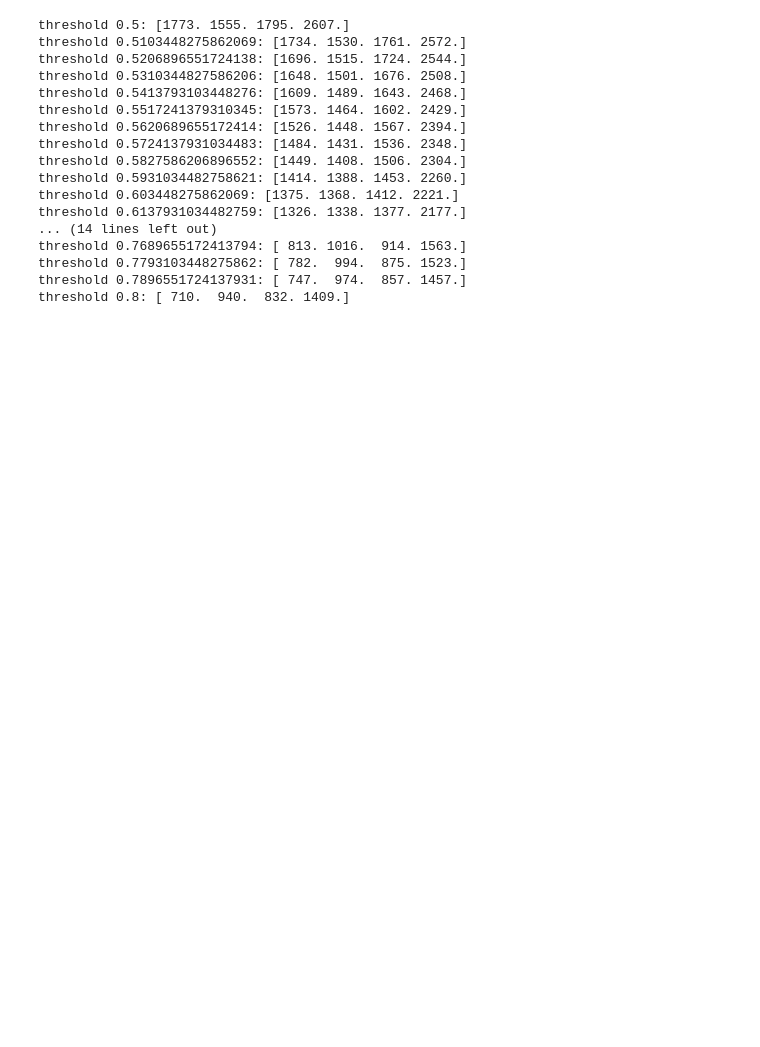
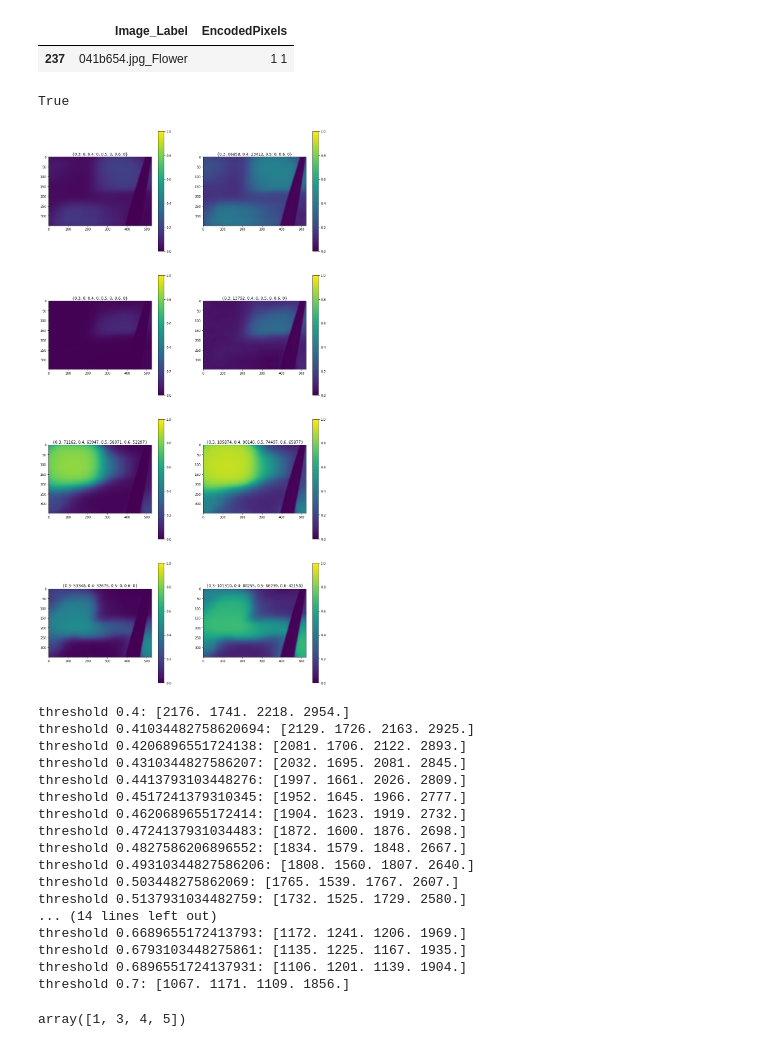
Before and after one commit to khornlund/understanding-cloud-organization, a Jupyter notebook: notebook/hdf5-outputs.ipynb, the cells around one changed output. Drawn from its saved outputs; the diff is of its cells as text; code cells hidden in the pictures; blank space fills up the shorter version.

```diff
--- a/notebook/hdf5-outputs.ipynb
+++ b/notebook/hdf5-outputs.ipynb
@@ -139,27 +90,65 @@ plt.show()
+# %%
+df.loc[df['Image_Label'] == '041b654.jpg_Flower', :]
+# %% [output]
+|  | Image_Label | EncodedPixels |
+| 237 | 041b654.jpg_Flower | 1 1 |
+# %%
+if '0110417.jpg_Fish' in df['Image_Label'].values:
+    print(True)
+# %% [output]
+True
+# %%
+key = 'average'
+fig, axs = plt.subplots(C, 2, figsize=(16, 32))
+
+idx =  np.random.choice(np.arange(N))
+with h5py.File('../data/original/avg-seg-predictions.h5', 'r') as f:
+    p = f[key][idx, :, :, :]
+    for c in range(C):
+        ax = axs[c, 0]
+        counts = {th: (p[c, :, :] > th).sum() for th in [0.30, 0.40, 0.50, 0.60]}
+        im = ax.imshow(p[c, :, :], clim=(0, 1))
+        ax.set_title(counts)
+        plt.colorbar(im, ax=ax)
+with h5py.File('../data/pseudo/avg-seg-predictions.h5', 'r') as f:
+    p = f[key][idx, :, :, :]
+    for c in range(C):
+        ax = axs[c, 1]
+        counts = {th: (p[c, :, :] > th).sum() for th in [0.30, 0.40, 0.50, 0.60]}
+        im = ax.imshow(p[c, :, :], clim=(0, 1))
+        ax.set_title(counts)
+        plt.colorbar(im, ax=ax)
+plt.show()
+# %% [output]
+[figure, added]
 # %%
-with h5py.File('../data/predictions/avg-clas-predictions.h5', 'r') as f:
-    for th in np.linspace(0.5, 0.8, 30):
+with h5py.File('../data/original/avg-clas-predictions.h5', 'r') as f:
+    for th in np.linspace(0.4, 0.7, 30):
         counts = np.zeros((4,))
-        for k in f.keys():
-            key_count += 1
+        #for k in f.keys():
+        for k in ['average']:
             for n in range(N):
                 counts += (f[k][n, :] > th).astype(np.uint8)
         print(f'threshold {th}: {counts}')
 # %% [output]
-threshold 0.5: [1773. 1555. 1795. 2607.]
-threshold 0.5103448275862069: [1734. 1530. 1761. 2572.]
-threshold 0.5206896551724138: [1696. 1515. 1724. 2544.]
-threshold 0.5310344827586206: [1648. 1501. 1676. 2508.]
-threshold 0.5413793103448276: [1609. 1489. 1643. 2468.]
-threshold 0.5517241379310345: [1573. 1464. 1602. 2429.]
-threshold 0.5620689655172414: [1526. 1448. 1567. 2394.]
-threshold 0.5724137931034483: [1484. 1431. 1536. 2348.]
-threshold 0.5827586206896552: [1449. 1408. 1506. 2304.]
-threshold 0.5931034482758621: [1414. 1388. 1453. 2260.]
-threshold 0.603448275862069: [1375. 1368. 1412. 2221.]
-threshold 0.6137931034482759: [1326. 1338. 1377. 2177.]
+threshold 0.4: [2176. 1741. 2218. 2954.]
+threshold 0.41034482758620694: [2129. 1726. 2163. 2925.]
+threshold 0.4206896551724138: [2081. 1706. 2122. 2893.]
+threshold 0.4310344827586207: [2032. 1695. 2081. 2845.]
+threshold 0.4413793103448276: [1997. 1661. 2026. 2809.]
+threshold 0.4517241379310345: [1952. 1645. 1966. 2777.]
+threshold 0.4620689655172414: [1904. 1623. 1919. 2732.]
+threshold 0.4724137931034483: [1872. 1600. 1876. 2698.]
+threshold 0.4827586206896552: [1834. 1579. 1848. 2667.]
+threshold 0.49310344827586206: [1808. 1560. 1807. 2640.]
+threshold 0.503448275862069: [1765. 1539. 1767. 2607.]
+threshold 0.5137931034482759: [1732. 1525. 1729. 2580.]
 ... (14 lines left out)
-threshold 0.7689655172413794: [ 813. 1016.  914. 1563.]
-threshold 0.7793103448275862: [ 782.  994.  875. 1523.]
-threshold 0.7896551724137931: [ 747.  974.  857. 1457.]
-threshold 0.8: [ 710.  940.  832. 1409.]
+threshold 0.6689655172413793: [1172. 1241. 1206. 1969.]
+threshold 0.6793103448275861: [1135. 1225. 1167. 1935.]
+threshold 0.6896551724137931: [1106. 1201. 1139. 1904.]
+threshold 0.7: [1067. 1171. 1109. 1856.]
+# %%
+np.sort([1, 5, 3, 4])
+# %% [output]
+array([1, 3, 4, 5])
```
Also changed, not shown: parts of 6 cells of this notebook, 27 other files.
